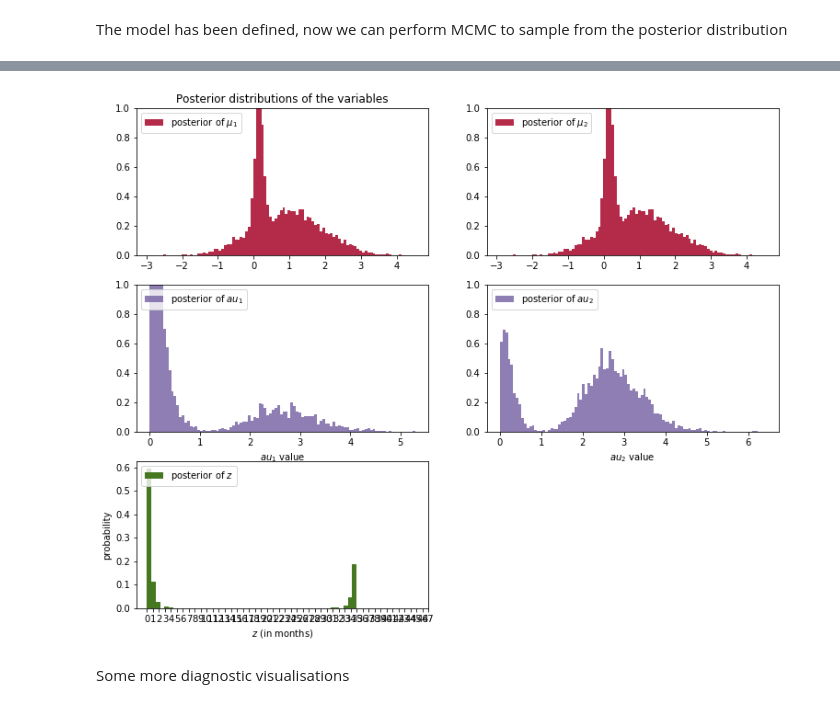
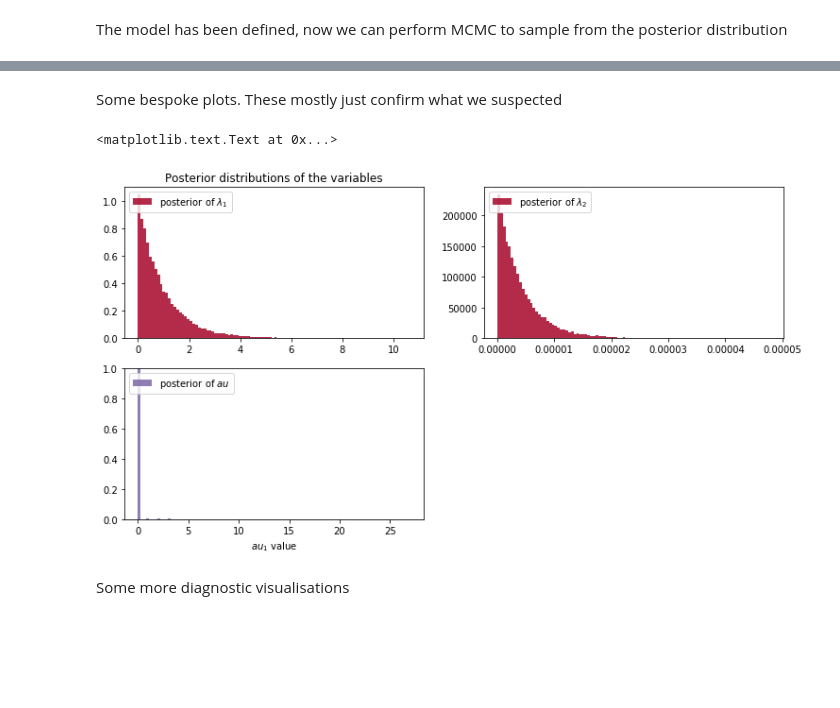
Before and after one commit to nickmalleson/sppt, a Jupyter notebook: changepoint_mcmc.ipynb, the cells around one changed output, grey strips where cells are left out. Saved outputs shown, nothing was run; the diff lists cells and outputs as text; code cells hidden in the pictures; blank space fills up the shorter version.

```diff
--- a/changepoint_mcmc.ipynb
+++ b/changepoint_mcmc.ipynb
@@ -180,8 +132,8 @@ with pm.Model() as model:
 # %% [markdown]
 The model has been defined, now we can perform MCMC to sample from the posterior distribution
 # %%
-N = 5000 # Number of samples
+N = 20000 # Number of samples
 with model:
     step = pm.Metropolis()
     start = pm.find_MAP() # Help it to start from a good place
-    trace = pm.sample(N, tune=int(N*2), step=step, start=start, njobs=4)
+    trace = pm.sample(N, tune=int(N*2), step=step, start=start, njobs=8)
@@ -196,59 +161,43 @@ z_samples = trace['z']
+# %%
+lambda_1_samples = trace['lambda_1']
+lambda_2_samples = trace['lambda_2']
+tau_samples = trace['tau']
+# %% [markdown]
+Some bespoke plots.  These mostly just confirm what we suspected
 # %%
 figsize(12.5, 10)
 #histogram of the samples:
 
-# MUs
+# Lambdas
 
 ax = plt.subplot(321) # rows, columns, index
-ax.set_autoscaley_on(False)
-plt.hist(mu_1_samples, histtype='stepfilled', bins=100, alpha=0.85,
-         label="posterior of $\mu_1$", color="#A60628", normed=True)
+ax.set_autoscaley_on(True)
+plt.hist(lambda_1_samples, histtype='stepfilled', bins=100, alpha=0.85,
+         label="posterior of $\lambda_1$", color="#A60628", normed=True)
 plt.legend(loc="upper left")
 plt.title(r"""Posterior distributions of the variables""")
 #plt.xlim([15, 30])
 #plt.xlabel("$\lambda_1$ value")
 
 ax = plt.subplot(322) # rows, columns, index
-ax.set_autoscaley_on(False)
-plt.hist(mu_2_samples, histtype='stepfilled', bins=100, alpha=0.85,
-         label="posterior of $\mu_2$", color="#A60628", normed=True)
+ax.set_autoscaley_on(True)
+plt.hist(lambda_2_samples, histtype='stepfilled', bins=100, alpha=0.85,
+         label="posterior of $\lambda_2$", color="#A60628", normed=True)
 plt.legend(loc="upper left")
 #plt.xlim([15, 30])
 #plt.xlabel("$\lambda_1$ value")
 
 
-# TAUs
-
+# TAU
 ax = plt.subplot(323)
 ax.set_autoscaley_on(False)
-plt.hist(tau_1_samples, histtype='stepfilled', bins=100, alpha=0.85,
-         label="posterior of $\tau_1$", color="#7A68A6", normed=True)
+plt.hist(tau_samples, histtype='stepfilled', bins=100, alpha=0.85,
+         label="posterior of $\tau$", color="#7A68A6", normed=True)
 plt.legend(loc="upper left")
 #plt.xlim([15, 30])
-plt.xlabel("$\tau_1$ value")
-
-ax = plt.subplot(324)
-ax.set_autoscaley_on(False)
-plt.hist(tau_2_samples, histtype='stepfilled', bins=100, alpha=0.85,
-         label="posterior of $\tau_2$", color="#7A68A6", normed=True)
-plt.legend(loc="upper left")
-#plt.xlim([15, 30])
-plt.xlabel("$\tau_2$ value")
-
-
-plt.subplot(325)
-w = 1.0 / z_samples.shape[0] * np.ones_like(z_samples)
-plt.hist(z_samples, bins=len(diff), alpha=1,
-         label=r"posterior of $z$",
-         color="#467821", weights=w, rwidth=2.)
-plt.xticks(np.arange(len(diff)))
-
-plt.legend(loc="upper left")
-#plt.ylim([0, .75])
-#plt.xlim([35, len(dif)-20])
-plt.xlabel(r"$z$ (in months)")
-plt.ylabel("probability");
+plt.xlabel("$\tau$ value")
 # %% [output]
+<matplotlib.text.Text at 0x...>
-[figure, old version]
+[figure, new version]
 # %% [markdown]
 Some more diagnostic visualisations
```
Also changed, not shown: parts of 32 cells of this notebook, 2 other files.
